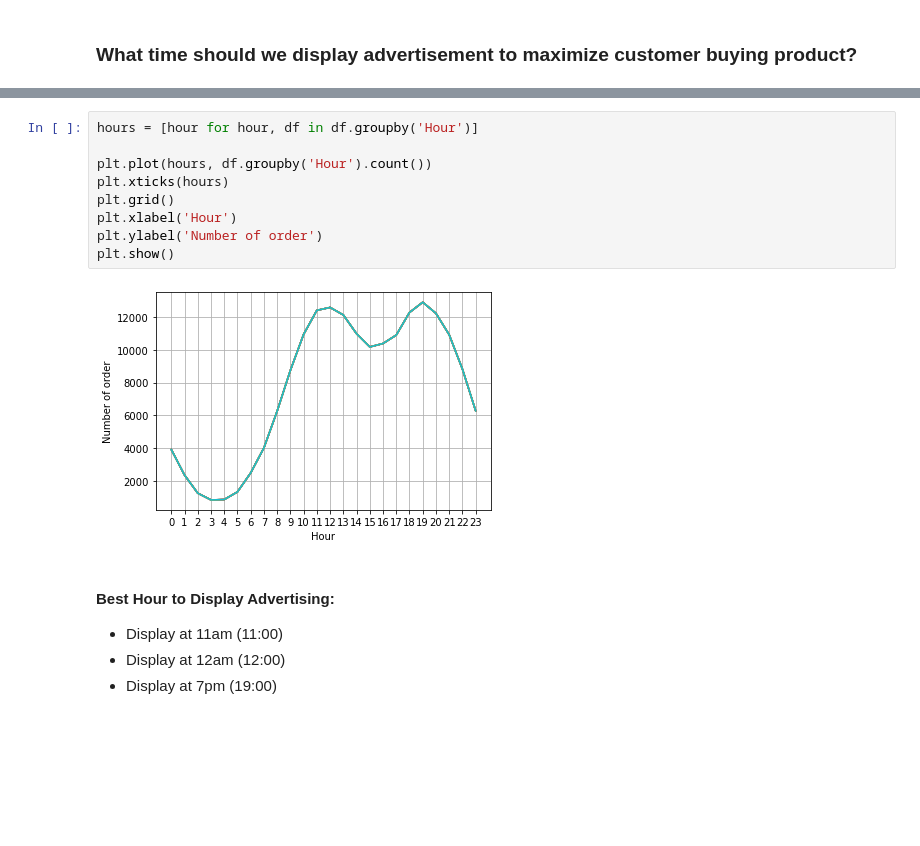
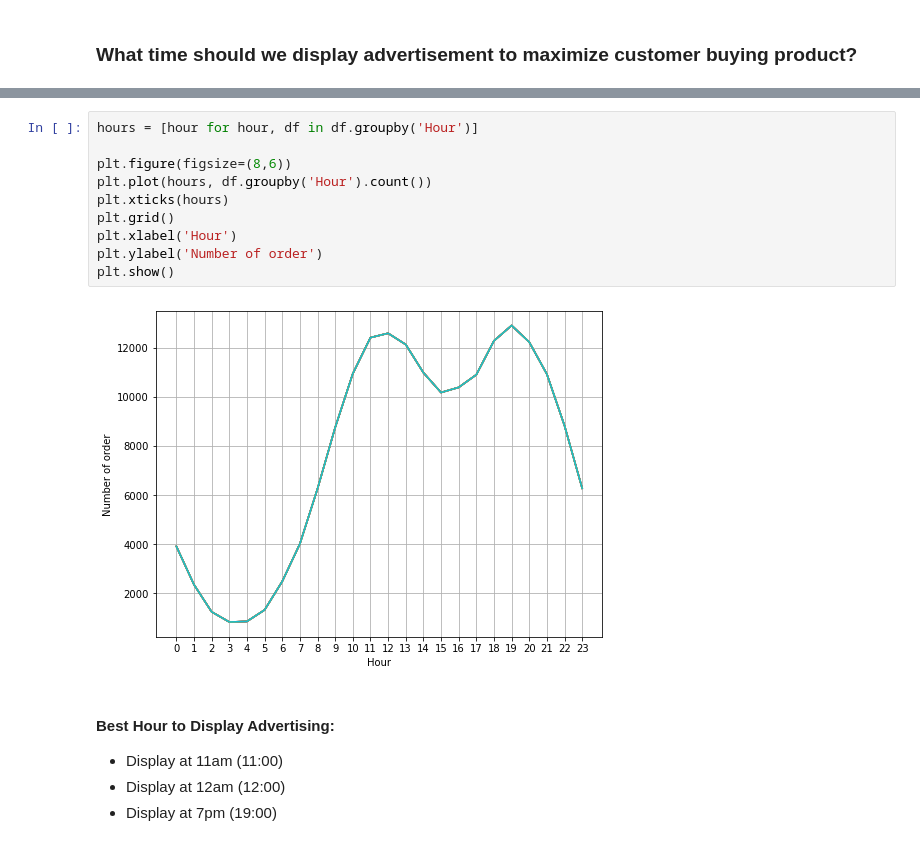
Before and after one commit to fajarslvn/data_analysis, a Jupyter notebook: sales gadget/Sales Analysis.ipynb, the cells around one changed output, grey strips where cells are left out. Cells and saved outputs as stored; diff of their text form; blank space fills up the shorter version.

```diff
--- a/sales gadget/Sales Analysis.ipynb
+++ b/sales gadget/Sales Analysis.ipynb
@@ -230,14 +233,15 @@ df.head()
 # %%
 hours = [hour for hour, df in df.groupby('Hour')]
 
+plt.figure(figsize=(8,6))
 plt.plot(hours, df.groupby('Hour').count())
 plt.xticks(hours)
 plt.grid()
 plt.xlabel('Hour')
 plt.ylabel('Number of order')
 plt.show()
 # %% [output]
-[figure, old version]
+[figure, new version]
 # %% [markdown]
 #### Best Hour to Display Advertising:
 * Display at 11am (11:00)
```
Also changed, not shown: parts of 4 cells of this notebook, 1 other file.
